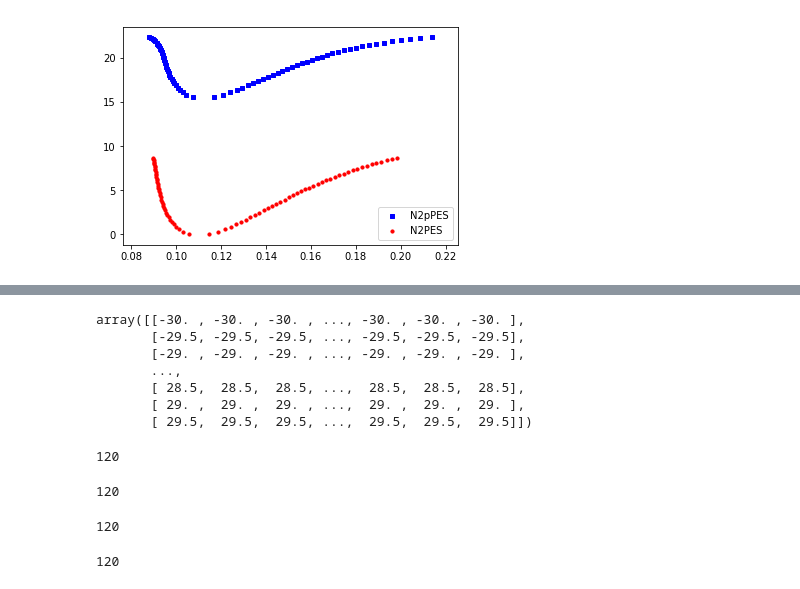
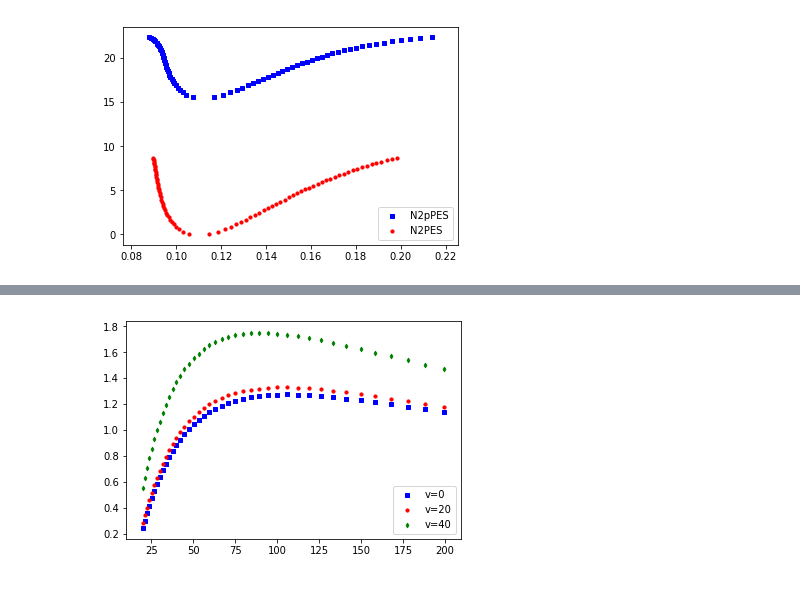
Before and after one commit to USNavalResearchLaboratory/nepc, a Jupyter notebook: methods/kosarim/n2_X1Sigmag+_RKR.ipynb, the cells around one changed output, grey strips where cells are left out. Drawn from its saved outputs; the diff is of its cells as text; code cells hidden in the pictures.

```diff
--- a/methods/kosarim/n2_X1Sigmag+_RKR.ipynb
+++ b/methods/kosarim/n2_X1Sigmag+_RKR.ipynb
@@ -231,26 +239,15 @@ array([[-30. , -29.5, -29. , ...,  28.5,  29. ,  29.5],
-# %%
-Y
-# %% [output]
-array([[-30. , -30. , -30. , ..., -30. , -30. , -30. ],
-       [-29.5, -29.5, -29.5, ..., -29.5, -29.5, -29.5],
-       [-29. , -29. , -29. , ..., -29. , -29. , -29. ],
-       ...,
-       [ 28.5,  28.5,  28.5, ...,  28.5,  28.5,  28.5],
-       [ 29. ,  29. ,  29. , ...,  29. ,  29. ,  29. ],
-       [ 29.5,  29.5,  29.5, ...,  29.5,  29.5,  29.5]])
-# %%
-len(X[:,0])
-# %% [output]
-120
-# %%
-len(X[0,:])
-# %% [output]
-120
-# %%
-len(Y[:,0])
-# %% [output]
-120
-# %%
-len(Z[:,0])
-# %% [output]
-120
+# %%
+fig = plt.figure()
+ax1 = fig.add_subplot(111)
+
+x=EMat[0]
+y=sigma[0]
+ax1.scatter(x, y, s=10, c='b', marker="s", label='v=0')
+y=sigma[20]
+ax1.scatter(x,y, s=10, c='r', marker="o", label='v=20')
+y=sigma[40]
+ax1.scatter(x,y, s=10, c='g', marker="d", label='v=40')
+plt.legend(loc='lower right');
+plt.show()
+# %% [output]
+[figure, added]
```
Also changed, not shown: parts of 9 cells of this notebook.
